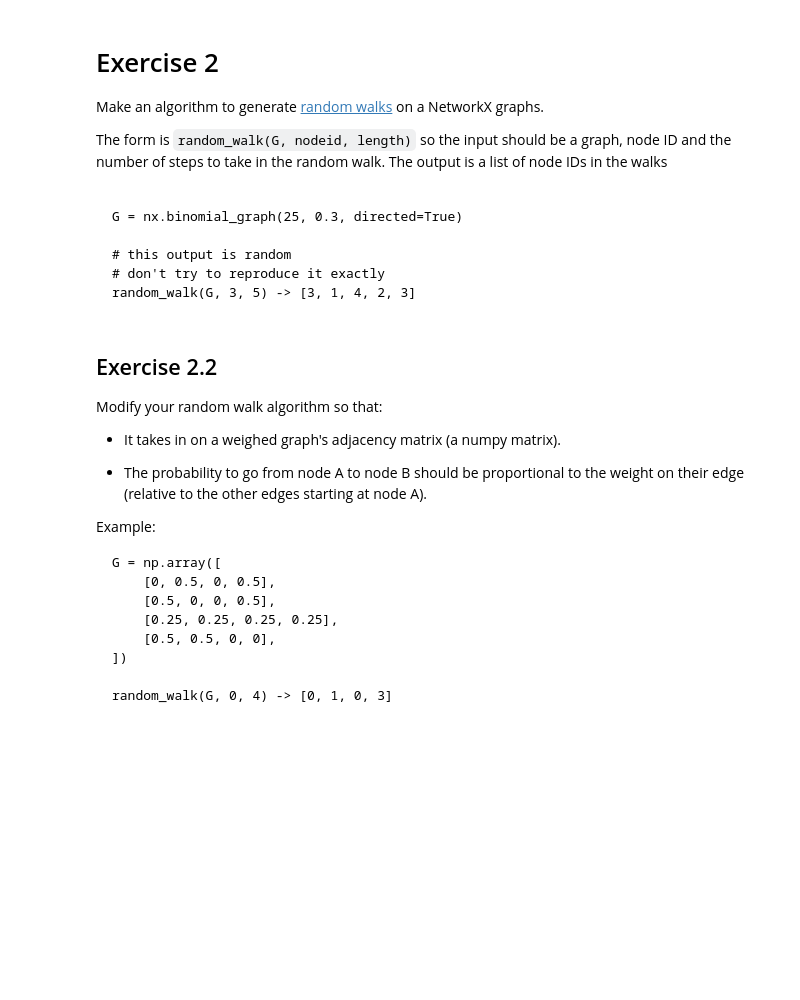
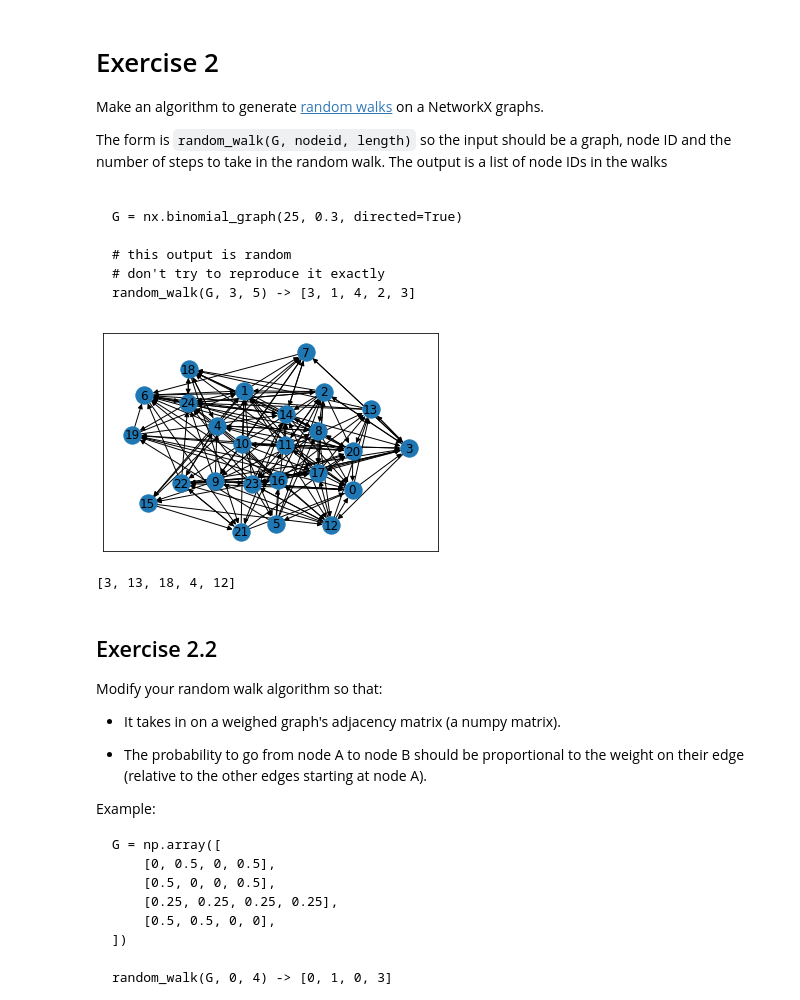
Before and after one commit to cb-ds-1/m1-11-networks, a Jupyter notebook: Workshop Graphs.ipynb, the cells around one changed output. Drawn from its saved outputs; the diff is of its cells as text; code cells hidden in the pictures; blank space fills up the shorter version.

```diff
--- a/Workshop Graphs.ipynb
+++ b/Workshop Graphs.ipynb
@@ -53,0 +134,5 @@ random_walk(G, 3, 5) -> [3, 1, 4, 2, 3]
+# %%
+G = nx.binomial_graph(25, 0.3, directed=True)
+nx.draw_networkx(G)
+# %% [output]
+[figure, added]
@@ -54,3 +152,7 @@ random_walk(G, 3, 5) -> [3, 1, 4, 2, 3]
+# %%
+random_walk(G, 3, 6)
+# %% [output]
+[3, 13, 18, 4, 12]
 # %% [markdown]
 ## Exercise 2.2
 
```
Also changed, not shown: parts of 12 cells of this notebook.
